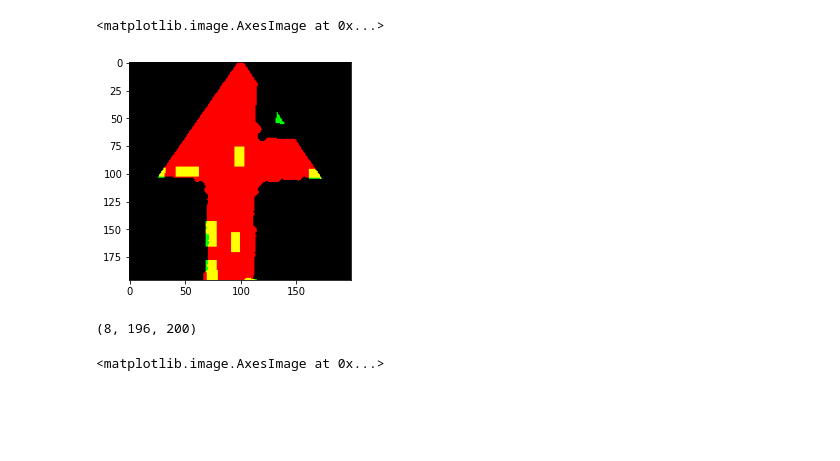
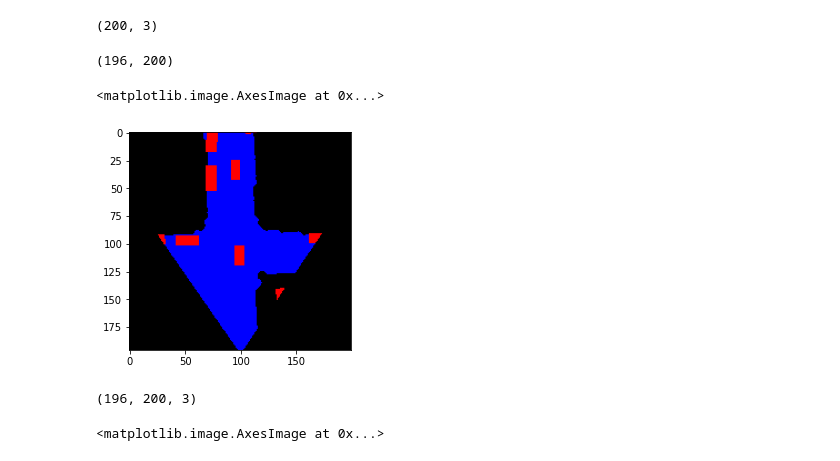
Before and after one commit to tom-roddick/mono-semantic-maps, a Jupyter notebook: Untitled1.ipynb, the cells around one changed output. Saved outputs shown, nothing was run; the diff lists cells and outputs as text; code cells hidden in the pictures; blank space fills up the shorter version.

```diff
--- a/Untitled1.ipynb
+++ b/Untitled1.ipynb
@@ -14,21 +14,33 @@ ARGOVERSE_CLASS_NAMES = [
     'trailer', 'motorcycle',
 ]
 num_class = len(ARGOVERSE_CLASS_NAMES)
+# %%
+np.logical_xor(y[0, :, :], y[1, :, :]).shape
+# %% [output]
+(200, 3)
+# %%
+y[:, :, 0].shape
+# %% [output]
+(196, 200)
 # %%
 label_path = 'data/argo/labels/train/10b8dee6-778f-33e4-a946-d842d2d9c3d7/ring_front_center/ring_front_center_315968229010581848.png'
 encoded_labels = to_tensor(Image.open(label_path)).long()
 
 labels = decode_binary_labels(encoded_labels, num_class+ 1)
 labels, mask = labels[:-1], ~labels[-1]
 y = labels.numpy()
-plt.imshow(np.transpose(y[:3, :, :], (1, 2, 0)).astype(int) * 255)
+y = np.transpose(y[:3, :, :], (1, 2, 0)).astype(int)
+y[y[:, :, 1] > 0, 0] = 0
+y = y[:, :, [1, 2, 0]]
+y = np.flip(y, 0)
+plt.imshow(y * 255)
 # %% [output]
 <matplotlib.image.AxesImage at 0x...>
-[figure, old version]
+[figure, new version]
 # %%
 y.shape
 # %% [output]
-(8, 196, 200)
+(196, 200, 3)
 # %%
 warped = np.load('../dean_mono/sem_test_warped.npy')
 # %%
```
Also changed, not shown: 11 other files.
